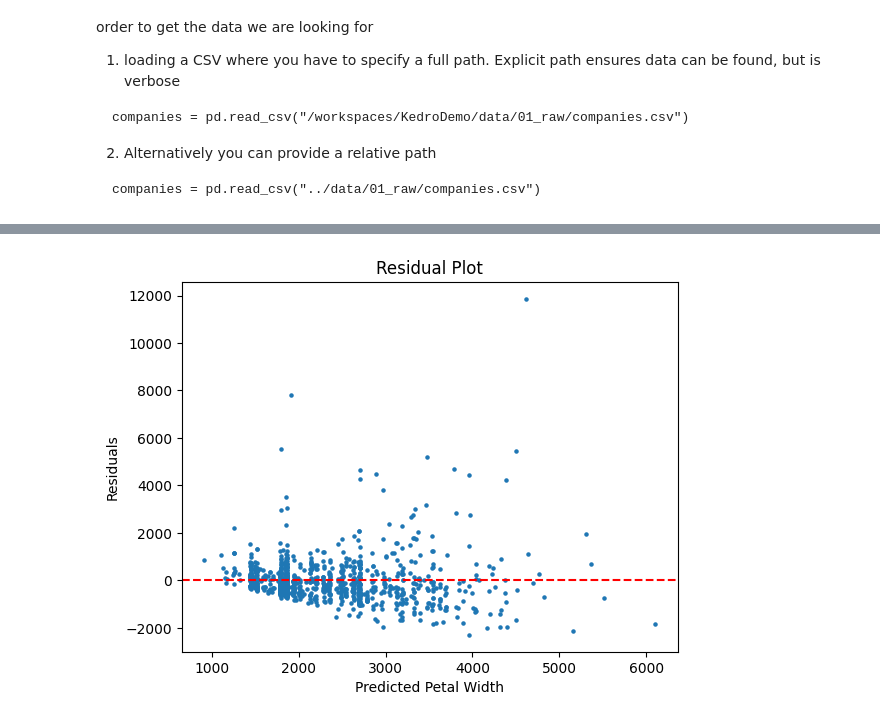
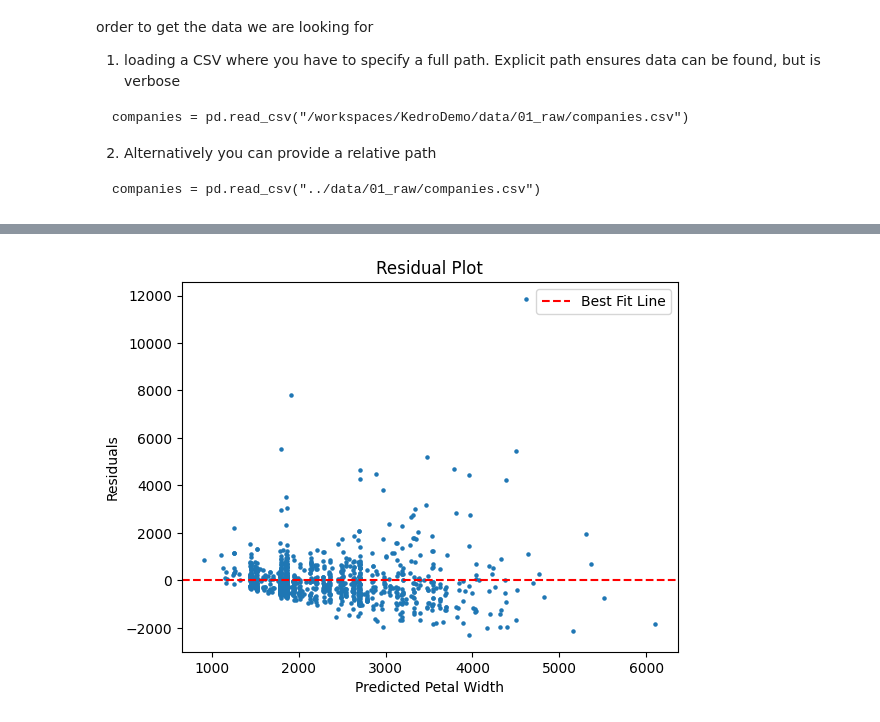
Before and after one commit to gyasibaaye/KedroDemo, a Jupyter notebook: notebooks/2024-08-12-egb-kedro-demo-notebook.ipynb, the cells around one changed output, grey strips where cells are left out. Drawn from its saved outputs; the diff is of its cells as text; code cells hidden in the pictures.

```diff
--- a/notebooks/2024-08-12-egb-kedro-demo-notebook.ipynb
+++ b/notebooks/2024-08-12-egb-kedro-demo-notebook.ipynb
@@ -96,3 +46,0 @@ Above i printed all the datsets or configs available
-# %%
-shuttles = catalog.load("shuttles")
-shuttles.head()
@@ -113,2 +46,0 @@ type(shuttles)
-# %%
-catalog.load("parameters")
@@ -196,11 +105,14 @@ plotGraph(y_test, y_pred)
 # %%
 residuals = y_test['price'] - y_pred
 plt.scatter(y_pred, residuals, s=5)
 plt.xlabel('Predicted Petal Width')
 plt.ylabel('Residuals')
 plt.title('Residual Plot')
-plt.axhline(y=0, color='r', linestyle='--')
+plt.axhline(y=0, color='r', linestyle='--', label='Best Fit Line')
+
+# Add legend
+plt.legend()
 plt.show()
 # %% [output]
 [interactive output not drawn]
-[figure, old version]
+[figure, new version]
```
Also changed, not shown: parts of 30 cells of this notebook, 15 other files.
